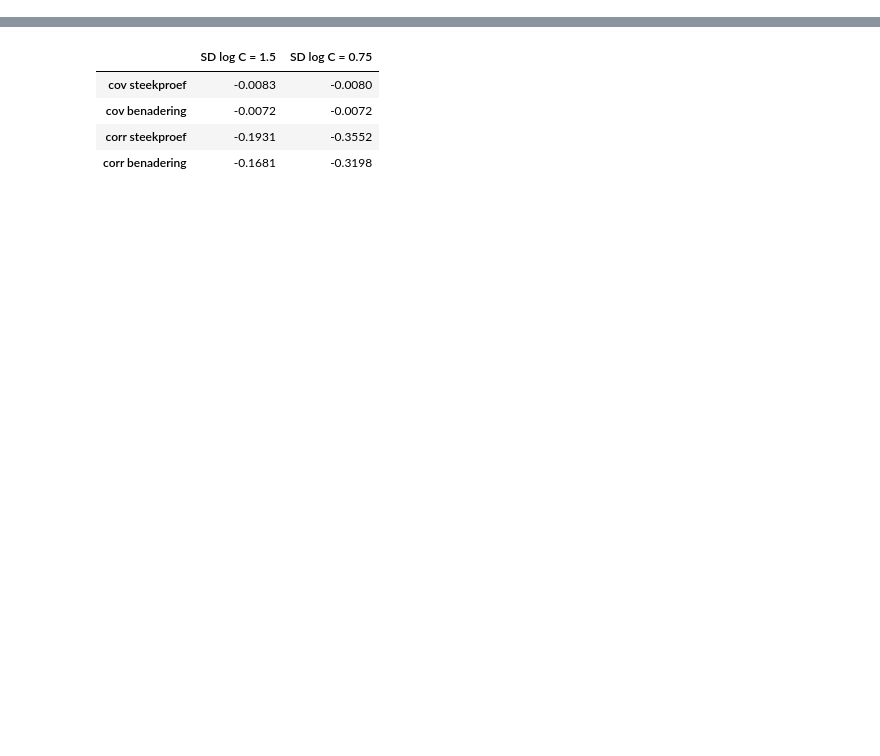
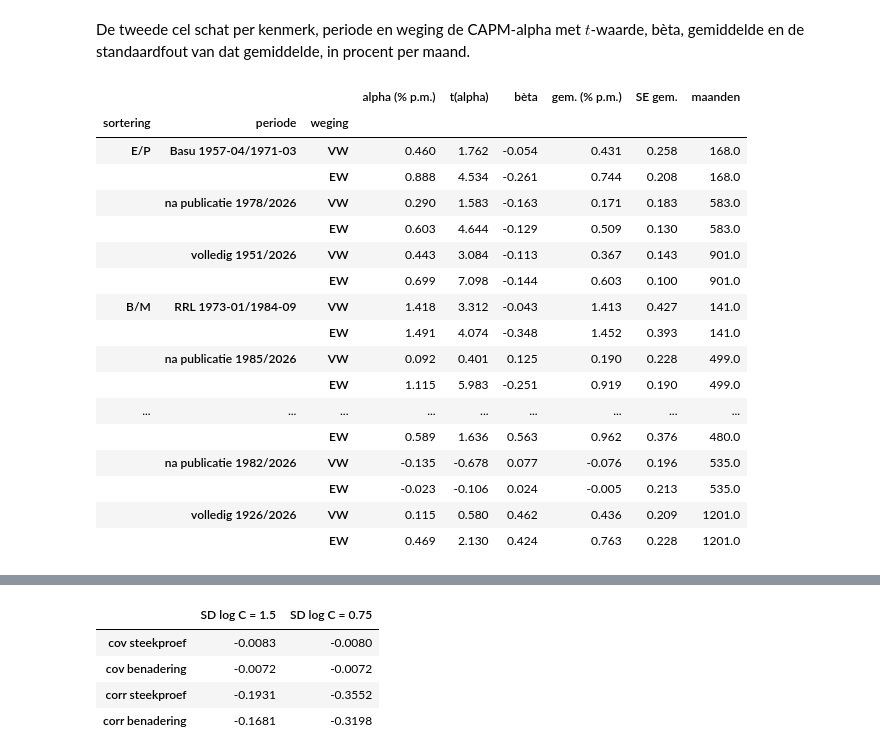
Before and after one commit to MaartenN14/history-asset-pricing, a Jupyter notebook: lectures/03_16_vroege_anomalieen.ipynb, the cells around one changed output, grey strips where cells are left out. Saved outputs shown, nothing was run; the diff lists cells and outputs as text; code cells hidden in the pictures; blank space fills up the shorter version.

```diff
--- a/lectures/03_16_vroege_anomalieen.ipynb
+++ b/lectures/03_16_vroege_anomalieen.ipynb
@@ -1149,0 +813,49 @@ door $\SD(k)\,\SD(\log \mathrm{ME})$ geeft de correlatie.
+# %% [markdown]
+De tweede cel schat per kenmerk, periode en weging de CAPM-alpha met $t$-waarde,
+bèta, gemiddelde en de standaardfout van dat gemiddelde, in procent per maand.
+# %%
+def capm_row(series):
+    """CAPM alpha, t, beta, mean and SE of one excess or long-short return series (% per month)."""
+    series = series.dropna()
+    alpha, t = alpha_t(series.to_numpy(), mkt_excess.loc[series.index].to_numpy())
+    beta = np.polyfit(mkt_excess.loc[series.index], series, 1)[0]
+    return {"alpha (% p.m.)": 100 * alpha, "t(alpha)": t, "bèta": beta,
+            "gem. (% p.m.)": 100 * series.mean(),
+            "SE gem.": 100 * series.std() / np.sqrt(len(series)), "maanden": len(series)}
+
+
+periods = {
+    "E/P": {"Basu 1957-04/1971-03": ("1957-04", "1971-03"), "na publicatie 1978/2026": ("1978-01", "2026-07"),
+            "volledig 1951/2026": ("1951-07", "2026-07")},
+    "B/M": {"RRL 1973-01/1984-09": ("1973-01", "1984-09"), "na publicatie 1985/2026": ("1985-01", "2026-07"),
+            "volledig 1926/2026": ("1926-07", "2026-07")},
+    "size": {"Banz 1936/1975": ("1936-01", "1975-12"), "na publicatie 1982/2026": ("1982-01", "2026-07"),
+             "volledig 1926/2026": ("1926-07", "2026-07")},
+}
+rows = {}
+for sort, spans in periods.items():
+    for label, (a, b) in spans.items():
+        for w in ("VW", "EW"):
+            rows[(sort, label, w)] = capm_row(long_short(sort, w).loc[a:b])
+ls_table = pd.DataFrame(rows).T
+ls_table.index.names = ["sortering", "periode", "weging"]
+ls_table.round(3)
+# %% [output]
+|  |  |  | alpha (% p.m.) | t(alpha) | bèta | gem. (% p.m.) | SE gem. | maanden |
+| sortering | periode | weging |  |  |  |  |  |  |
+| E/P | Basu 1957-04/1971-03 | VW | 0.460 | 1.762 | -0.054 | 0.431 | 0.258 | 168.0 |
+|  |  | EW | 0.888 | 4.534 | -0.261 | 0.744 | 0.208 | 168.0 |
+|  | na publicatie 1978/2026 | VW | 0.290 | 1.583 | -0.163 | 0.171 | 0.183 | 583.0 |
+|  |  | EW | 0.603 | 4.644 | -0.129 | 0.509 | 0.130 | 583.0 |
+|  | volledig 1951/2026 | VW | 0.443 | 3.084 | -0.113 | 0.367 | 0.143 | 901.0 |
+|  |  | EW | 0.699 | 7.098 | -0.144 | 0.603 | 0.100 | 901.0 |
+| B/M | RRL 1973-01/1984-09 | VW | 1.418 | 3.312 | -0.043 | 1.413 | 0.427 | 141.0 |
+|  |  | EW | 1.491 | 4.074 | -0.348 | 1.452 | 0.393 | 141.0 |
+|  | na publicatie 1985/2026 | VW | 0.092 | 0.401 | 0.125 | 0.190 | 0.228 | 499.0 |
+|  |  | EW | 1.115 | 5.983 | -0.251 | 0.919 | 0.190 | 499.0 |
+| ... | ... | ... | ... | ... | ... | ... | ... | ... |
+|  |  | EW | 0.589 | 1.636 | 0.563 | 0.962 | 0.376 | 480.0 |
+|  | na publicatie 1982/2026 | VW | -0.135 | -0.678 | 0.077 | -0.076 | 0.196 | 535.0 |
+|  |  | EW | -0.023 | -0.106 | 0.024 | -0.005 | 0.213 | 535.0 |
+|  | volledig 1926/2026 | VW | 0.115 | 0.580 | 0.462 | 0.436 | 0.209 | 1201.0 |
+|  |  | EW | 0.469 | 2.130 | 0.424 | 0.763 | 0.228 | 1201.0 |
```
Also changed, not shown: parts of 57 cells of this notebook, 4 other files.
